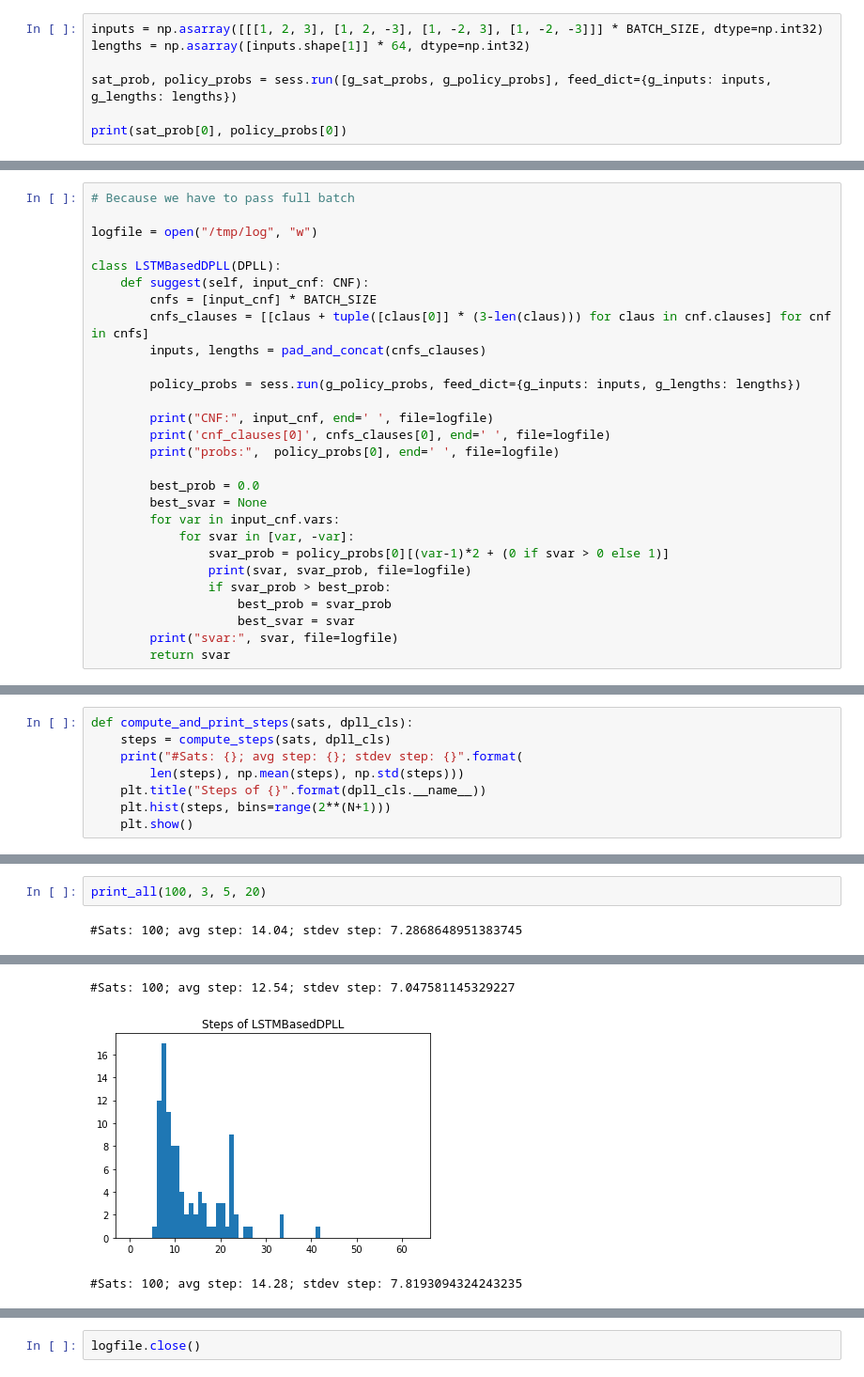
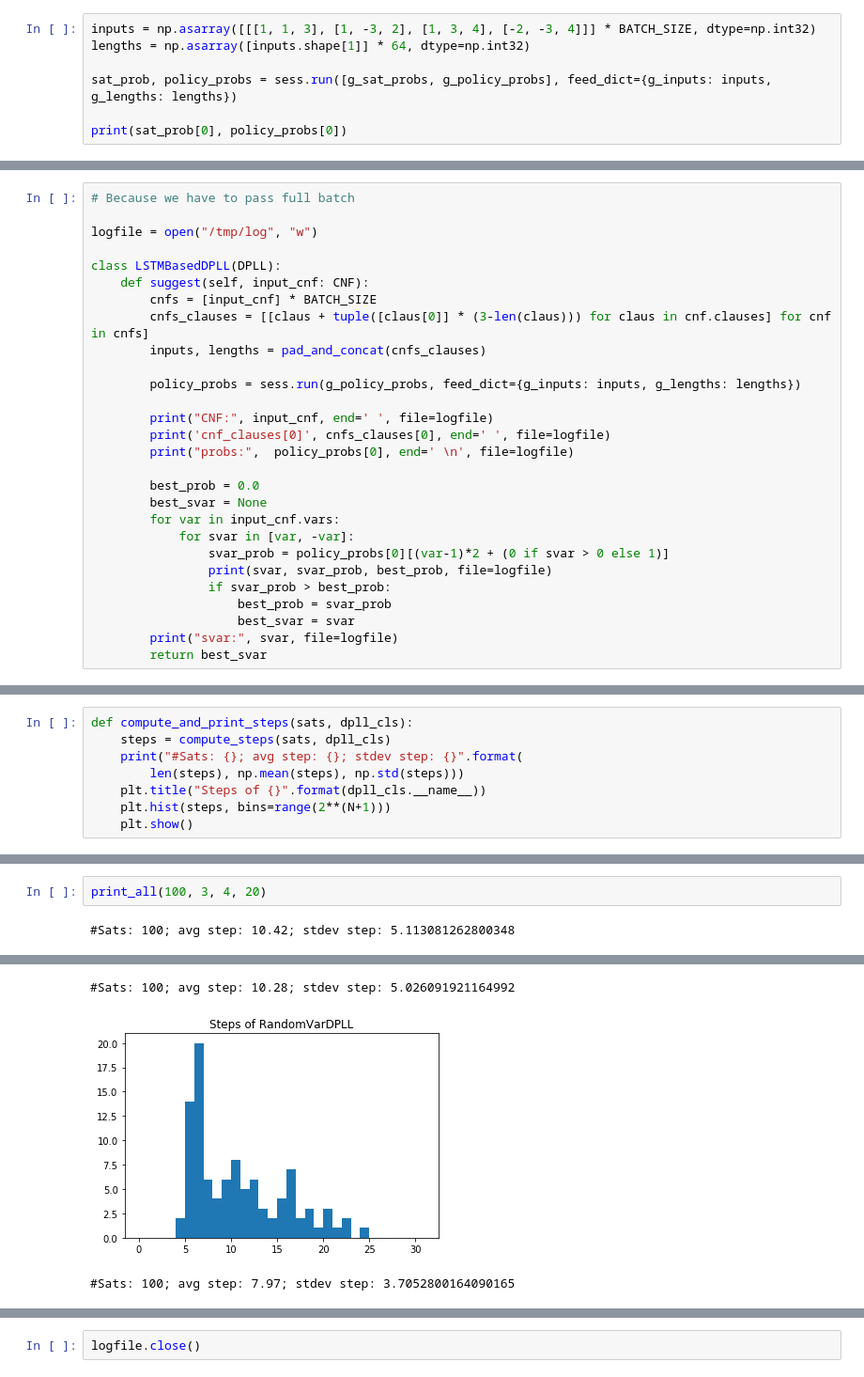
Before and after one commit to mluszczyk/deepsat, a Jupyter notebook: dpll comparison.ipynb, the cells around one changed output, grey strips where cells are left out. Shown at 94% size. Drawn from its saved outputs; the diff is of its cells as text.

```diff
--- a/dpll comparison.ipynb
+++ b/dpll comparison.ipynb
@@ -31,7 +31,7 @@ g_sat_probs = graph.get_tensor_by_name('sat_prob:0')
 # %%
 np.set_printoptions(precision=3, suppress=True)
 # %%
-inputs = np.asarray([[[1, 2, 3], [1, 2, -3], [1, -2, 3], [1, -2, -3]]] * BATCH_SIZE, dtype=np.int32)
+inputs = np.asarray([[[1, 1, 3], [1, -3, 2], [1, 3, 4], [-2, -3, 4]]] * BATCH_SIZE, dtype=np.int32)
 lengths = np.asarray([inputs.shape[1]] * 64, dtype=np.int32)
 
 sat_prob, policy_probs = sess.run([g_sat_probs, g_policy_probs], feed_dict={g_inputs: inputs, g_lengths: lengths})
@@ -54,19 +54,19 @@ class LSTMBasedDPLL(DPLL):
 
         print("CNF:", input_cnf, end=' ', file=logfile)
         print('cnf_clauses[0]', cnfs_clauses[0], end=' ', file=logfile)
-        print("probs:",  policy_probs[0], end=' ', file=logfile)
+        print("probs:",  policy_probs[0], end=' \n', file=logfile)
 
         best_prob = 0.0
         best_svar = None
         for var in input_cnf.vars:
             for svar in [var, -var]:
                 svar_prob = policy_probs[0][(var-1)*2 + (0 if svar > 0 else 1)]
-                print(svar, svar_prob, file=logfile)
+                print(svar, svar_prob, best_prob, file=logfile)
                 if svar_prob > best_prob:
                     best_prob = svar_prob
                     best_svar = svar
         print("svar:", svar, file=logfile)
-        return svar
+        return best_svar
 # %%
 def compute_steps(sats, dpll_cls):
     steps = []
@@ -148,4 +148,4 @@ print_all(400, 3, 3, 6)
 # %%
-print_all(100, 3, 5, 20)
+print_all(100, 3, 4, 20)
 # %% [output]
-#Sats: 100; avg step: 14.04; stdev step: 7.2868648951383745
+#Sats: 100; avg step: 10.42; stdev step: 5.113081262800348
@@ -153,3 +153,3 @@ print_all(100, 3, 5, 20)
-#Sats: 100; avg step: 12.54; stdev step: 7.047581145329227
+#Sats: 100; avg step: 10.28; stdev step: 5.026091921164992
-[figure, old version]
+[figure, new version]
-#Sats: 100; avg step: 14.28; stdev step: 7.8193094324243235
+#Sats: 100; avg step: 7.97; stdev step: 3.7052800164090165
```
Also changed, not shown: parts of 8 cells of this notebook.
